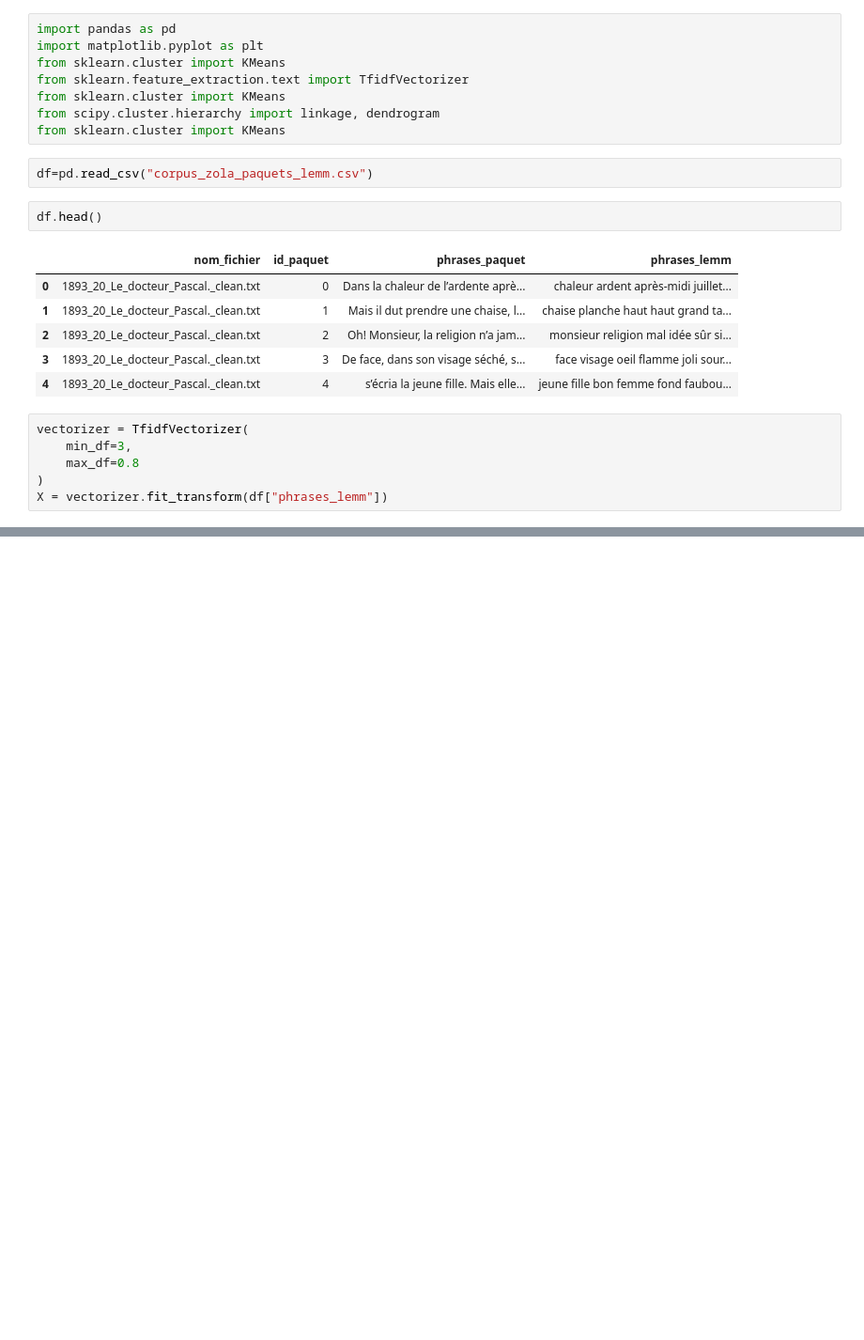
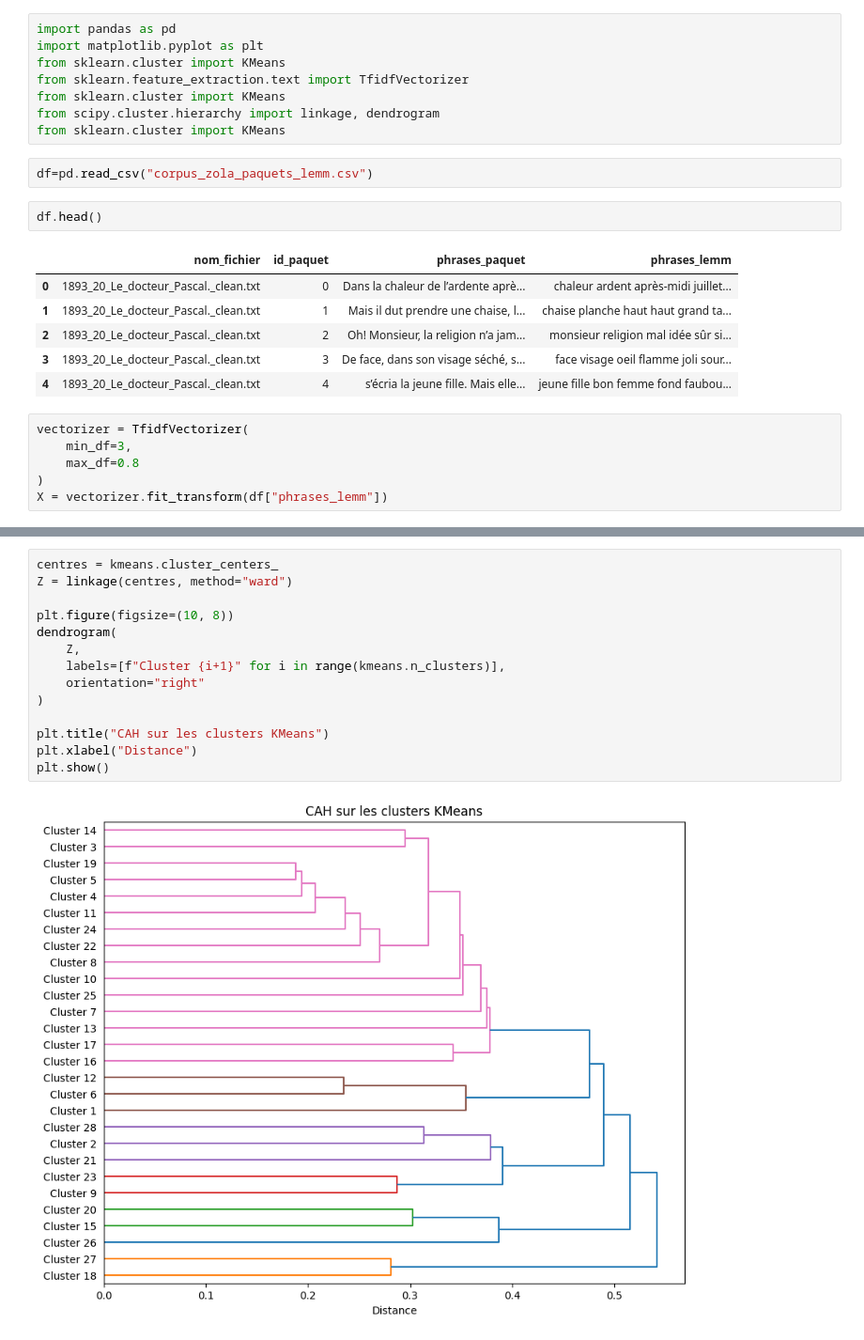
Before and after one commit to MorganRichard25/analyse_topic_zola, a Jupyter notebook: scr_paquet_phrases/Kmeans.ipynb, the cells around one changed output, grey strips where cells are left out. Shown at 94% size. Drawn from its saved outputs; the diff is of its cells as text; blank space fills up the shorter version.

```diff
--- a/scr_paquet_phrases/Kmeans.ipynb
+++ b/scr_paquet_phrases/Kmeans.ipynb
@@ -82,0 +67,16 @@ Cluster 28 : rue | petit | femme | boutique | bel | homme | maison | fille | bon
+# %%
+centres = kmeans.cluster_centers_
+Z = linkage(centres, method="ward")
+
+plt.figure(figsize=(10, 8))
+dendrogram(
+    Z,
+    labels=[f"Cluster {i+1}" for i in range(kmeans.n_clusters)],
+    orientation="right"
+)
+
+plt.title("CAH sur les clusters KMeans")
+plt.xlabel("Distance")
+plt.show()
+# %% [output]
+[figure, new version]
```
Also changed, not shown: parts of 8 cells of this notebook, 1 other file.
